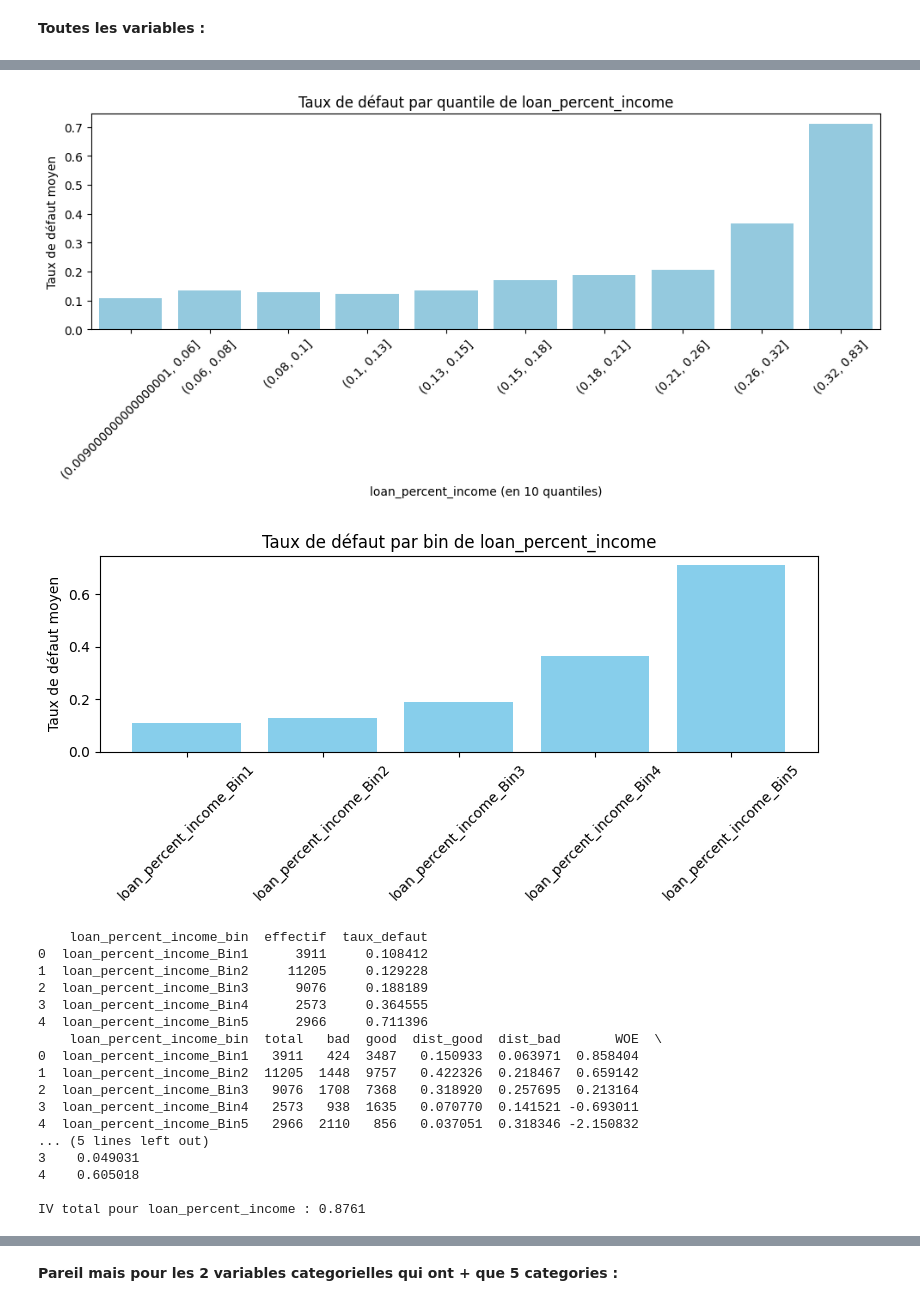
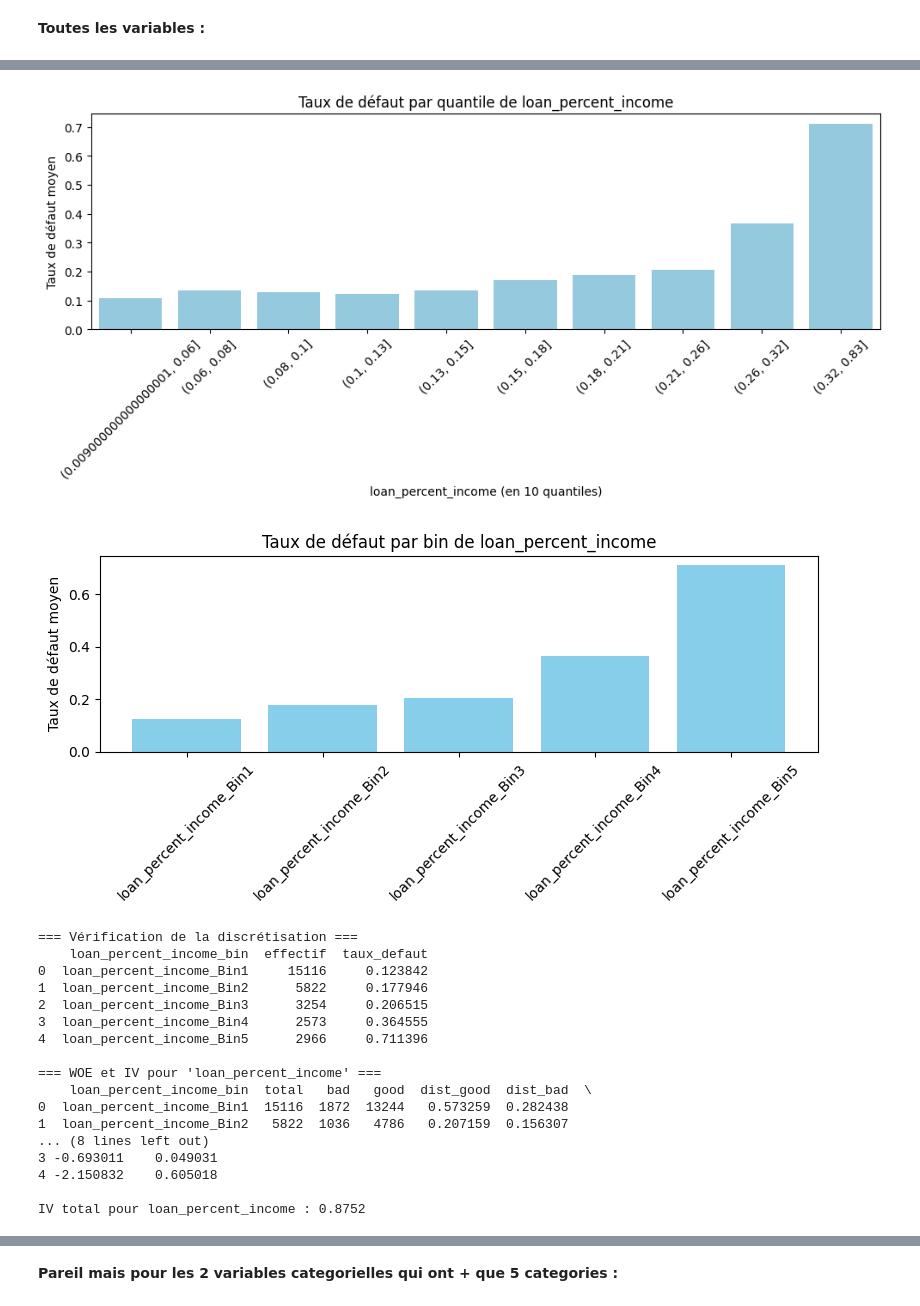
Before and after one commit to jbcheze/Scoring_Project, a Jupyter notebook: notebook/2_discretisation.ipynb, the cells around one changed output, grey strips where cells are left out. Drawn from its saved outputs; the diff is of its cells as text; code cells hidden in the pictures.

```diff
--- a/notebook/2_discretisation.ipynb
+++ b/notebook/2_discretisation.ipynb
@@ -283,7 +281,7 @@ numeric_vars = [
     "person_emp_length",
     # "loan_amnt",
     # "loan_percent_income",
-    "cb_person_cred_hist_length"
+
 ]
 
 # Copie de travail
@@ -300,7 +298,7 @@ for var in numeric_vars:
         plot_bad_rate_by_quantile(df_credit_discret, var, q=10)
 
         # 2️⃣ Application du ChiMerge avec contrôle du nombre de bins
-        counts = prepare_chimerge_auto(df_credit_discret, var, q=10)
+        counts = prepare_chimerge(df_credit_discret, var, q=10)
 
         n_init_bins = counts.shape[0]
         desired_bins = min(5, n_init_bins)
@@ -590,19 +536,44 @@ IV total pour loan_amnt : 0.1199
 # %%
+# --- Étape 0 : visualisation du taux de défaut par déciles ---
+bad_rate_deciles = plot_bad_rate_by_quantile(
+    df=df_credit_discret_v2,
+    var="loan_percent_income",
+    q=10,
+    target="loan_status"
+)
 
-plot_bad_rate_by_quantile(df = df_credit_discret_v2,
-                          var = "loan_percent_income",
-                          q = 10)
+print("\n=== Taux de défaut par décile pour loan_percent_income ===")
+print(bad_rate_deciles)
 
 
-counts = prepare_chimerge(df_credit_discret, "loan_percent_income", q=10)
-intervals = apply_chimerge_2(counts, max_bins=5)
-intervals
+# --- Étape 1 : préparation du ChiMerge ---
+counts = prepare_chimerge(df_credit_discret_v2, var="loan_percent_income", q=10, target="loan_status")
 
-df_credit_discret_v3 = apply_binning(df_credit_discret_v2,"loan_percent_income",intervals)
+# --- Étape 2 : application du ChiMerge amélioré ---
+intervals = apply_chimerge(
+    counts,
+    max_bins=5,
+    significance=0.05,
+    min_pct=0.05,             # chaque bin ≥ 5% des observations
+    enforce_monotonic=True    # profil monotone du taux de défaut
+)
 
-print(check_binning_quality(df_credit_discret_v3,"loan_percent_income",target = "loan_status"))
+print("\n=== Intervalles finaux après ChiMerge ===")
+print(intervals)
 
-woe_df, iv_value = compute_woe_iv(df_credit_discret_v3, "loan_percent_income_bin", "loan_status")
+
+# --- Étape 3 : application du binning sur le DataFrame ---
+df_credit_discret_v3 = apply_binning(df_credit_discret_v2, var="loan_percent_income", intervals=intervals)
+
+# --- Étape 4 : contrôle qualité du binning ---
+summary = check_binning_quality(df_credit_discret_v3, var="loan_percent_income", target="loan_status", plot=True)
+print("\n=== Vérification de la discrétisation ===")
+print(summary)
+
+# --- Étape 5 : calcul du WOE et de l’IV ---
+woe_df, iv_value = compute_woe_iv(df_credit_discret_v3, var_bin="loan_percent_income_bin", target="loan_status")
+
+print("\n=== WOE et IV pour 'loan_percent_income' ===")
 print(woe_df)
 print(f"\nIV total pour loan_percent_income : {iv_value:.4f}")
 # %% [output]
@@ -614,23 +593,23 @@ print(f"\nIV total pour loan_percent_income : {iv_value:.4f}")
 3  loan_percent_income_Bin4      2573     0.364555
 4  loan_percent_income_Bin5      2966     0.711396
 
 → Vérifie que le taux de défaut évolue de manière cohérente (monotone).
 [figure]
-[figure, old version]
+[figure, new version]
+=== Vérification de la discrétisation ===
     loan_percent_income_bin  effectif  taux_defaut
-0  loan_percent_income_Bin1      3911     0.108412
-1  loan_percent_income_Bin2     11205     0.129228
-2  loan_percent_income_Bin3      9076     0.188189
+0  loan_percent_income_Bin1     15116     0.123842
+1  loan_percent_income_Bin2      5822     0.177946
+2  loan_percent_income_Bin3      3254     0.206515
 3  loan_percent_income_Bin4      2573     0.364555
 4  loan_percent_income_Bin5      2966     0.711396
-    loan_percent_income_bin  total   bad  good  dist_good  dist_bad       WOE  \
-0  loan_percent_income_Bin1   3911   424  3487   0.150933  0.063971  0.858404
-1  loan_percent_income_Bin2  11205  1448  9757   0.422326  0.218467  0.659142
-2  loan_percent_income_Bin3   9076  1708  7368   0.318920  0.257695  0.213164
-3  loan_percent_income_Bin4   2573   938  1635   0.070770  0.141521 -0.693011
-4  loan_percent_income_Bin5   2966  2110   856   0.037051  0.318346 -2.150832
-... (5 lines left out)
-3    0.049031
-4    0.605018
 
-IV total pour loan_percent_income : 0.8761
+=== WOE et IV pour 'loan_percent_income' ===
+    loan_percent_income_bin  total   bad   good  dist_good  dist_bad  \
+0  loan_percent_income_Bin1  15116  1872  13244   0.573259  0.282438
+1  loan_percent_income_Bin2   5822  1036   4786   0.207159  0.156307
+... (8 lines left out)
+3 -0.693011    0.049031
+4 -2.150832    0.605018
+
+IV total pour loan_percent_income : 0.8752
```
Also changed, not shown: parts of 12 cells of this notebook, 3 other files.
